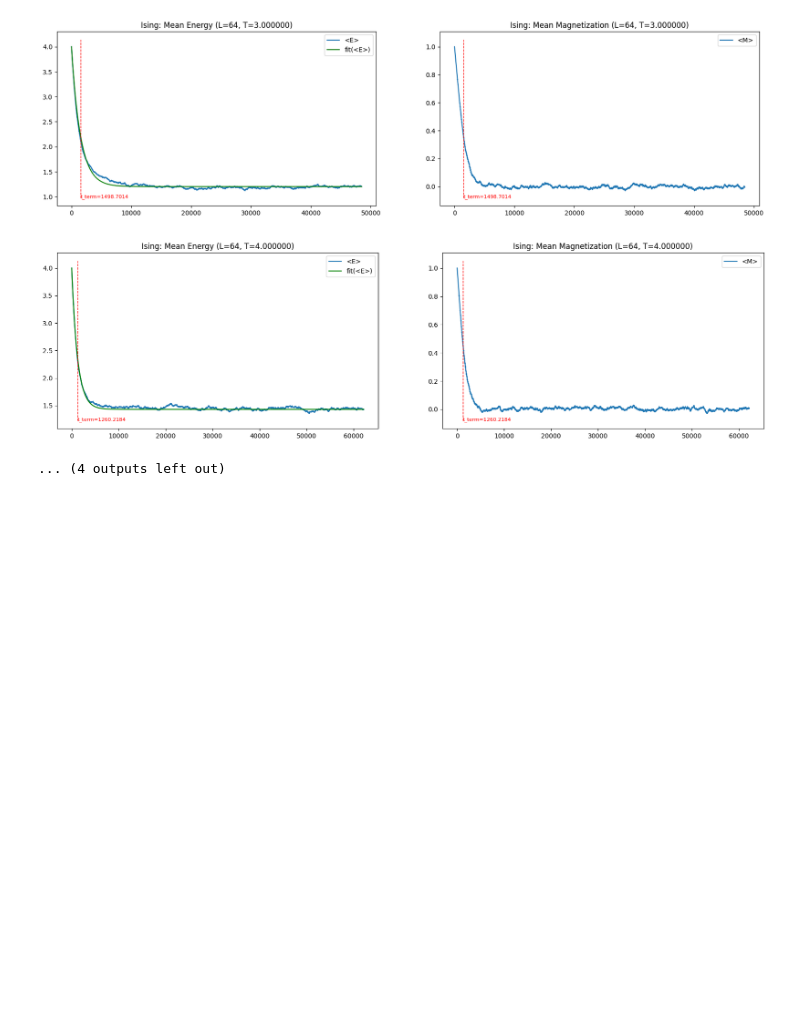
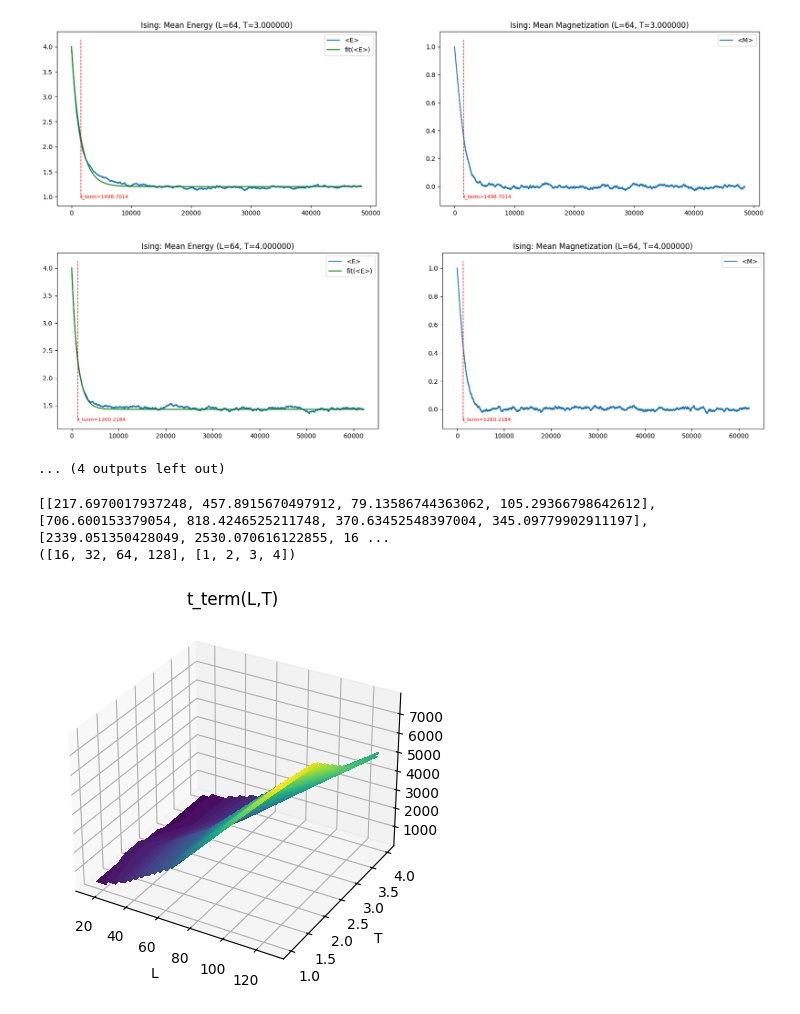
Before and after one commit to jsimao71/ising, a Jupyter notebook: nb/ising.ipynb, the cells around one changed output. Cells and saved outputs as stored; diff of their text form; code cells hidden in the pictures; blank space fills up the shorter version.

Commit message:
change: add t_term(L,T) plot

```diff
--- a/nb/ising.ipynb
+++ b/nb/ising.ipynb
@@ -239,3 +240,46 @@ ising_plot_experiments(isings)
 [figure]
 [figure]
 ... (4 outputs left out)
+# %%
+def ising_t_terms(n_iter = 100000):
+    t_terms = []
+    LL = [16, 32, 64, 128]
+    TT = [1, 2, 3, 4]
+    for i, L in enumerate(LL):
+        t_terms.append([])
+        for j, T in enumerate(TT):
+            ising = IsingModel( L, T )
+            ising.iter_monte_carlo( n_iter )
+            t_term = ising.fit_t_termalization()
+            t_terms[i].append(t_term)
+    return t_terms,(LL,TT)
+
+t_terms, t_term_params = ising_t_terms()
+print(t_terms)
+print(t_term_params)
+# %% [output]
+[[217.6970017937248, 457.8915670497912, 79.13586744363062, 105.29366798642612], [706.600153379054, 818.4246525211748, 370.63452548397004, 345.09779902911197], [2339.051350428049, 2530.070616122855, 16 ...
+([16, 32, 64, 128], [1, 2, 3, 4])
+# %%
+def plot_t_terms(t_terms, t_term_params, _type='wireframe'):
+    LL,TT = t_term_params
+    LL,TT = np.array(LL), np.array(TT)
+    t_terms = np.array(t_terms)
+    xg, yg = np.meshgrid(LL,TT, indexing='ij')
+    interp = RegularGridInterpolator((LL, TT), t_terms, bounds_error=False, fill_value=None)
+
+    fig = plt.figure()
+    ax = fig.add_subplot(projection='3d')
+    #ax.scatter(xg.ravel(), yg.ravel(), t_terms.ravel(), s=60, c='k', label='t_term')
+    #ax.plot_wireframe(xg, yg, interp, rstride=3, cstride=3, alpha=0.4, color='m', label='t_term')
+    cax = ax.contourf(xg, yg, t_terms, levels=50, cmap='viridis')
+    ax.set_title("t_term(L,T)")
+    ax.set_xlabel("L")
+    ax.set_ylabel("T")
+    #fig.colorbar(cax, ax=ax)
+    plt.show()
+
+
+plot_t_terms(t_terms, t_term_params)
+# %% [output]
+[figure, added]
```
Also changed, not shown: parts of 3 cells of this notebook.
